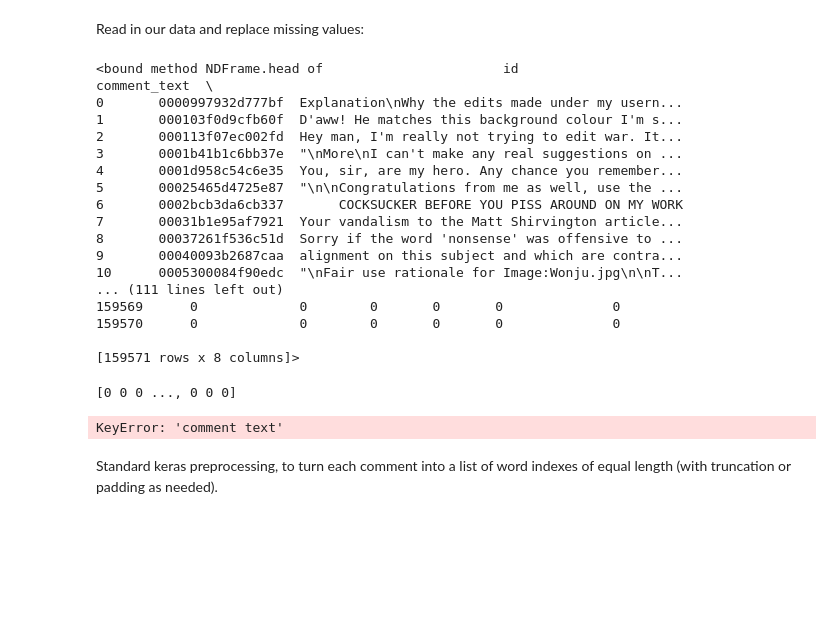
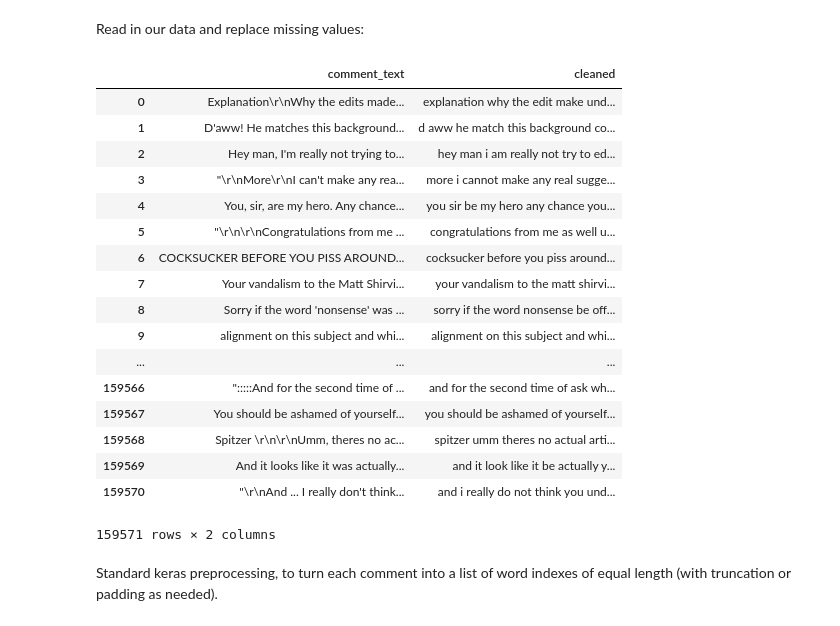
Before and after one commit to aagarwal1999/DSSB-Toxic, a Jupyter notebook: notebooks/LSTM.ipynb, the cells around one changed output. Saved outputs shown, nothing was run; the diff lists cells and outputs as text; code cells hidden in the pictures; blank space fills up the shorter version.

```diff
--- a/notebooks/LSTM.ipynb
+++ b/notebooks/LSTM.ipynb
@@ -15,9 +16,13 @@ from keras import initializers, regularizers, constraints, optimizers, layers
 We include the GloVe word vectors in our input files. To include these in your kernel, simple click 'input files' at the top of the notebook, and search 'glove' in the 'datasets' section.
 # %%
 path = '../input/'
-EMBEDDING_FILE=f'{path}glove.6B.50d.txt'
+EMBEDDING_FILE=f'{path}glove6b50d/glove.6B.50d.txt'
 TRAIN_DATA_FILE=f'{path}train.csv'
+TRAIN2_DATA_FILE=f'{path}train2.csv'
+TRAIN3_DATA_FILE=f'{path}train3.csv'
 TEST_DATA_FILE=f'{path}test.csv'
+TRAIN4_DATA_FILE=f'{path}train4.csv'
+TEST4_DATA_FILE=f'{path}test4.csv'
 # %% [markdown]
 Set some basic config parameters:
 # %%
@@ -27,24 +32,29 @@ maxlen = 100 # max number of words in a comment to use
 # %% [markdown]
 Read in our data and replace missing values:
 # %%
-train = pd.read_csv(TRAIN_DATA_FILE)
+train = pd.read_csv(TRAIN2_DATA_FILE)
 test = pd.read_csv(TEST_DATA_FILE)
-train.head
+train3 = pd.read_csv(TRAIN3_DATA_FILE)
+test4 = pd.read_csv(TEST4_DATA_FILE)
+train4 = pd.read_csv(TRAIN4_DATA_FILE)
-# %% [output]
-<bound method NDFrame.head of                       id                                       comment_text  \
-0       0000997932d777bf  Explanation\nWhy the edits made under my usern...
-1       000103f0d9cfb60f  D'aww! He matches this background colour I'm s...
-2       000113f07ec002fd  Hey man, I'm really not trying to edit war. It...
-3       0001b41b1c6bb37e  "\nMore\nI can't make any real suggestions on ...
-4       0001d958c54c6e35  You, sir, are my hero. Any chance you remember...
-5       00025465d4725e87  "\n\nCongratulations from me as well, use the ...
-6       0002bcb3da6cb337       COCKSUCKER BEFORE YOU PISS AROUND ON MY WORK
-7       00031b1e95af7921  Your vandalism to the Matt Shirvington article...
-8       00037261f536c51d  Sorry if the word 'nonsense' was offensive to ...
-9       00040093b2687caa  alignment on this subject and which are contra...
-10      0005300084f90edc  "\nFair use rationale for Image:Wonju.jpg\n\nT...
-... (111 lines left out)
-159569      0             0        0       0       0              0
-159570      0             0        0       0       0              0
-
-[159571 rows x 8 columns]>
+# %%
+train4[['comment_text','cleaned']]
+# %% [output]
+|  | comment_text | cleaned |
+| 0 | Explanation\r\nWhy the edits made... | explanation why the edit make und... |
+| 1 | D'aww! He matches this background... | d aww he match this background co... |
+| 2 | Hey man, I'm really not trying to... | hey man i am really not try to ed... |
+| 3 | "\r\nMore\r\nI can't make any rea... | more i cannot make any real sugge... |
+| 4 | You, sir, are my hero. Any chance... | you sir be my hero any chance you... |
+| 5 | "\r\n\r\nCongratulations from me ... | congratulations from me as well u... |
+| 6 | COCKSUCKER BEFORE YOU PISS AROUND... | cocksucker before you piss around... |
+| 7 | Your vandalism to the Matt Shirvi... | your vandalism to the matt shirvi... |
+| 8 | Sorry if the word 'nonsense' was ... | sorry if the word nonsense be off... |
+| 9 | alignment on this subject and whi... | alignment on this subject and whi... |
+| ... | ... | ... |
+| 159566 | ":::::And for the second time of ... | and for the second time of ask wh... |
+| 159567 | You should be ashamed of yourself... | you should be ashamed of yourself... |
+| 159568 | Spitzer \r\n\r\nUmm, theres no ac... | spitzer umm theres no actual arti... |
+| 159569 | And it looks like it was actually... | and it look like it be actually y... |
+| 159570 | "\r\nAnd ... I really don't think... | and i really do not think you und... |
+159571 rows × 2 columns
@@ -51,14 +64,15 @@ train.head
 # %%
 
-train["notClean"] = 1 * ((train["toxic"] == 1) | (train["obscene"] == 1) | (train["threat"] == 1) | (train['insult'] == 1) | (train['identity_hate'] == 1))
-just_toxic = train[train['notClean'] == 1]
-list_sentences_train = train["comment_text"].fillna("_na_").values
+# notClean_array = 1 * ((train["toxic"] == 1) | (train["obscene"] == 1) | (train["threat"] == 1) | (train['insult'] == 1) | (train['identity_hate'] == 1))
+# clean = train[notClean_array == 0]
+# just_toxic = train[notClean_array == 1]
+# new_train = pd.concat([clean[:14334], just_toxic])
+new_train = train
+list_sentences_train = new_train["cleaned"].fillna("_na_").values
 
 list_classes = ["toxic", "severe_toxic", "obscene", "threat", "insult", "identity_hate"]
-y = train['notClean'].values
-list_sentences_test
-list_sentences_test = just_toxic["comment_text"].fillna("_na_").values
-print(y)
+y = new_train[list_classes].values
+
+
+list_extra = ["count_sent", "count_word", "count_char", "count_unique_word", "count_punctuations", "count_words_upper", "count_words_title", "count_stopwords", "mean_word_len", "word_unique_percent", "punct_percent","neg_polarity","neutral_polarity","positive_polarity", "compound_polarity","misspelled_prop","has_profanity","profane_count","profane_prop"]
+x_extra = new_train[list_extra].values
-# %% [output]
-[0 0 0 ..., 0 0 0]
-KeyError: 'comment text'
```
Also changed, not shown: parts of 23 cells of this notebook, 1 other file.
